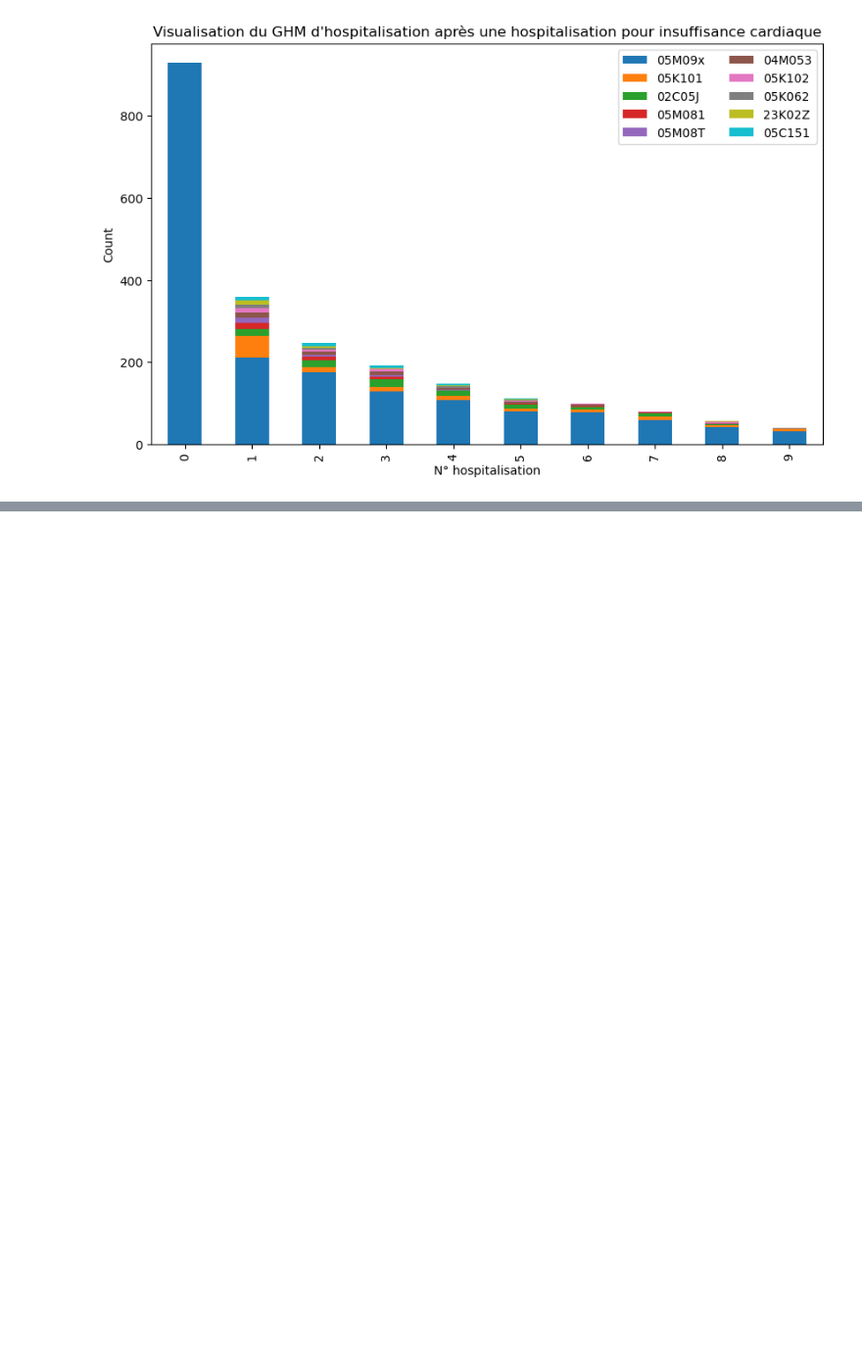
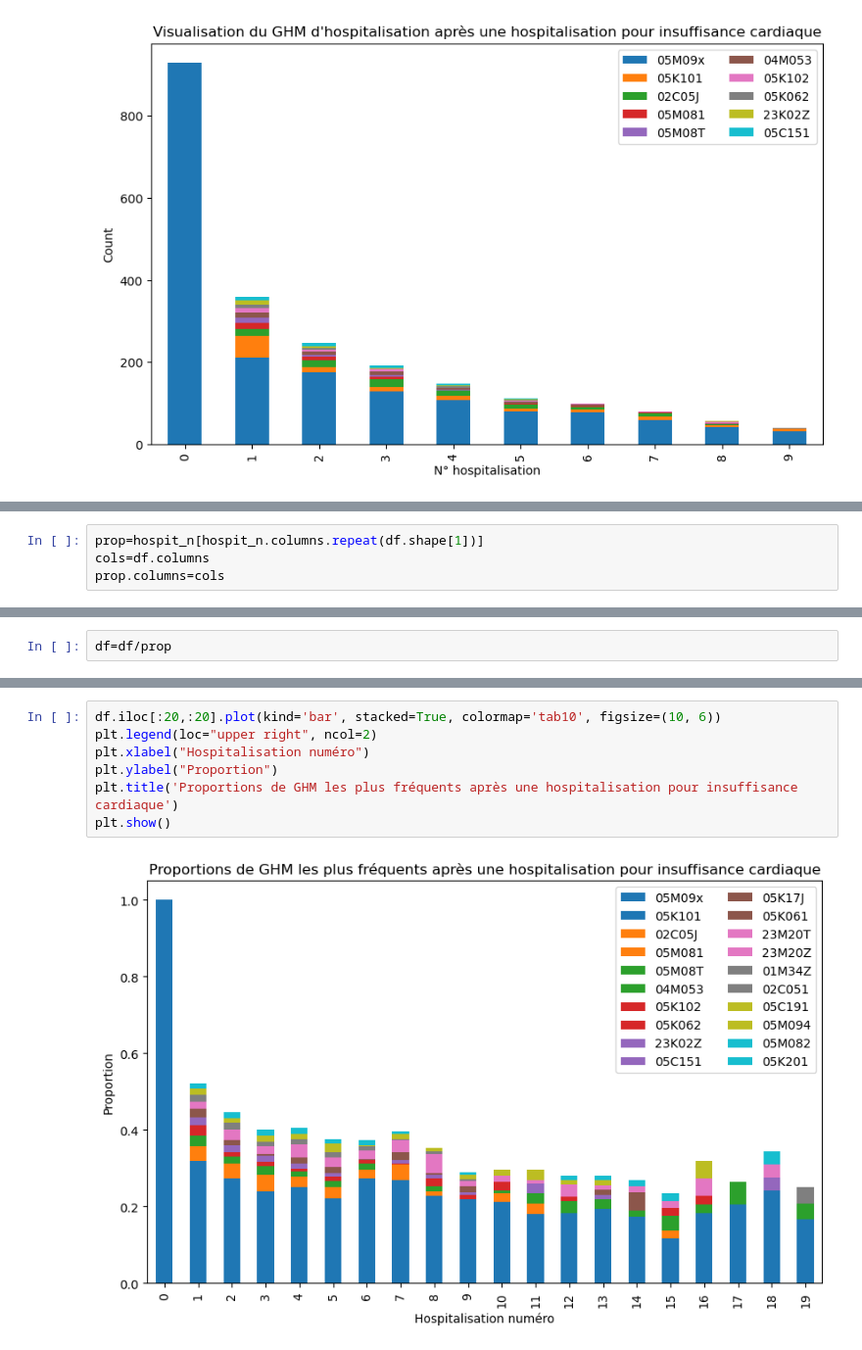
Before and after one commit to Kirscher/TextMining_Parcours_de_soin, a Jupyter notebook: base_sequentielle.ipynb, the cells around one changed output, grey strips where cells are left out. Shown at 98% size. Saved outputs shown, nothing was run; the diff lists cells and outputs as text; blank space fills up the shorter version.

Commit message:
added proportions

```diff
--- a/base_sequentielle.ipynb
+++ b/base_sequentielle.ipynb
@@ -198,0 +185,4 @@ df
+# %%
+prop=hospit_n[hospit_n.columns.repeat(df.shape[1])]
+cols=df.columns
+prop.columns=cols
@@ -198,0 +199,2 @@ df
+# %%
+df=df/prop
@@ -198,0 +244,9 @@ df
+# %%
+df.iloc[:20,:20].plot(kind='bar', stacked=True, colormap='tab10', figsize=(10, 6))
+plt.legend(loc="upper right", ncol=2)
+plt.xlabel("Hospitalisation numéro")
+plt.ylabel("Proportion")
+plt.title('Proportions de GHM les plus fréquents après une hospitalisation pour insuffisance cardiaque')
+plt.show()
+# %% [output]
+[figure, added]
```
Also changed, not shown: parts of 6 cells of this notebook.
